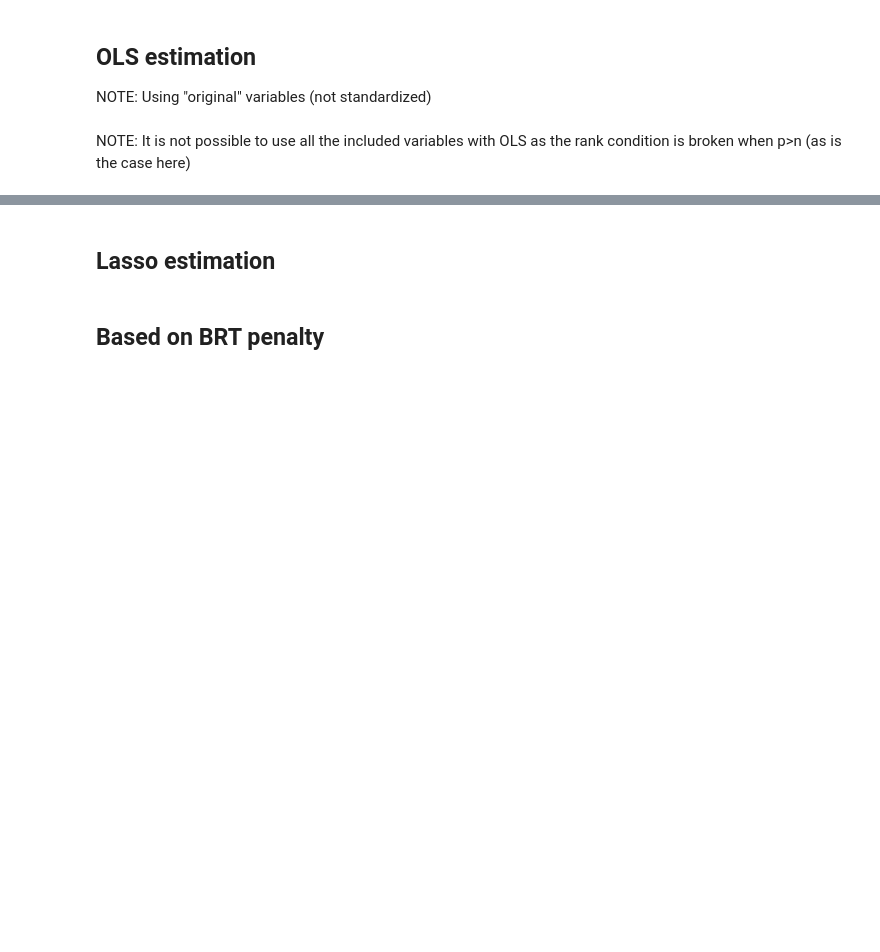
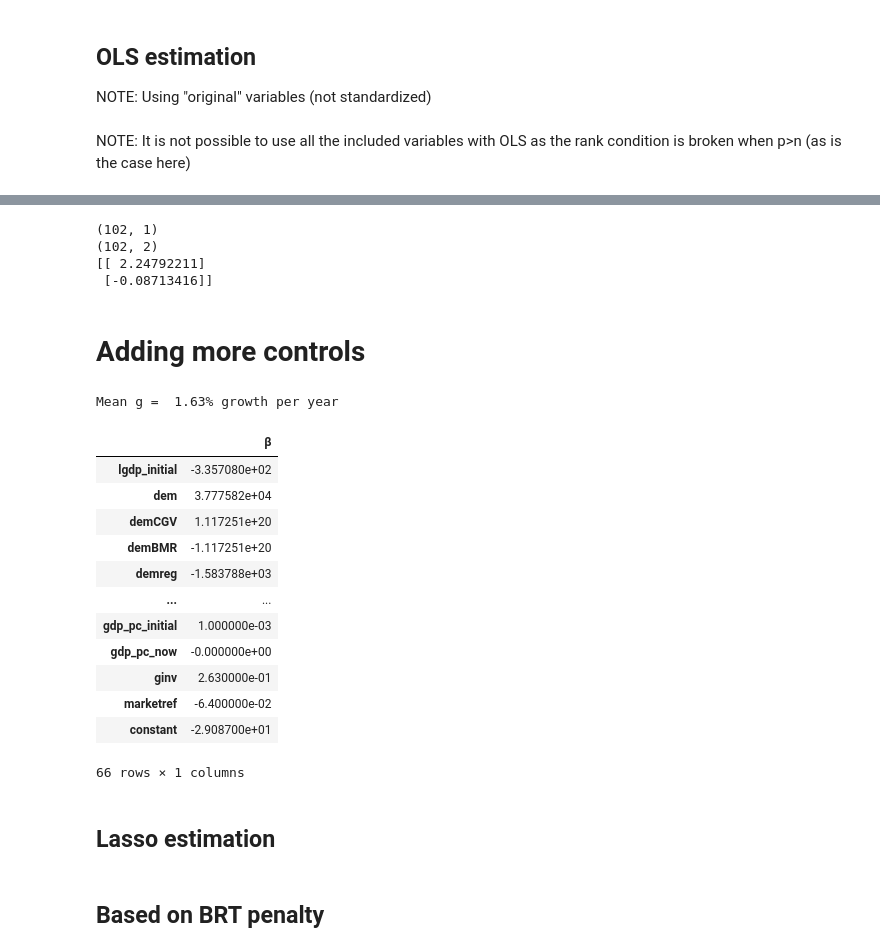
Before and after one commit to lkh927/AME-2024-Projects, a Jupyter notebook: Project 2/Project 2 new.ipynb, the cells around one changed output, grey strips where cells are left out. Drawn from its saved outputs; the diff is of its cells as text; code cells hidden in the pictures; blank space fills up the shorter version.

```diff
--- a/Project 2/Project 2 new.ipynb
+++ b/Project 2/Project 2 new.ipynb
@@ -318,3 +264,68 @@ NameError: name 'vv_constant' is not defined
+# %%
+#convenient to keep a column of ones in the dataset
+dat['constant'] = np.ones((dat.shape[0],))
+
+# 1. avoiding missings
+I = dat[['gdp_growth', 'lgdp_initial']].notnull().all(axis=1)
+
+#2. extract dataset
+g = dat.loc[I, 'gdp_growth'].values.reshape((-1,1))*100 #*100 to get it in percentage and not decimals
+y0 = dat.loc[I, ['constant','lgdp_initial']].values
+
+print(g.shape)
+print(y0.shape)
+
+#3. Run OLS
+betahat = np.linalg.inv(y0.T @ y0) @ y0.T @ g
+print(betahat)
+#print(f'There are {data.isnull().sum().sum()} missing observations in the data.')
+# %% [output]
+(102, 1)
+(102, 2)
+[[ 2.24792211]
+ [-0.08713416]]
+# %% [markdown]
+# Adding more controls
+# %%
+xs = ['lgdp_initial'] + vv_all['all']
+
+# avoid missing values
+all_vars = ['gdp_growth'] + xs
+I = dat[all_vars].notnull().all(axis=1)
+
+# extract dataset
+X = dat.loc[I, xs].values
+y0 = dat.loc[I, 'lgdp_initial'].values
+g = dat.loc[I, 'gdp_growth'].values.reshape((-1,1))*100
+
+# add const.
+oo = np.ones((I.sum(),1))
+X = np.hstack([X, oo])
+xs.append('constant') # we put it in as the last element
+
+
+K = X.shape[1]
+#assert np.linalg.matrix_rank(X) == X.shape[1], f'X does not have full rank'
+
+betas = np.linalg.inv(X.T @ X) @ X.T @ g
+# %%
+print(f'Mean g = {g.mean(): 5.2f}% growth per year')
+pd.DataFrame({'β': betas[:,0]}, index=xs).round(3)
+# %% [output]
+Mean g =  1.63% growth per year
+|  | β |
+| lgdp_initial | -3.357080e+02 |
+| dem | 3.777582e+04 |
+| demCGV | 1.117251e+20 |
+| demBMR | -1.117251e+20 |
+| demreg | -1.583788e+03 |
+| ... | ... |
+| gdp_pc_initial | 1.000000e-03 |
+| gdp_pc_now | -0.000000e+00 |
+| ginv | 2.630000e-01 |
+| marketref | -6.400000e-02 |
+| constant | -2.908700e+01 |
+66 rows × 1 columns
 # %% [markdown]
 ## Lasso estimation
 # %% [markdown]
```
Also changed, not shown: parts of 9 cells of this notebook, 1 other file.
